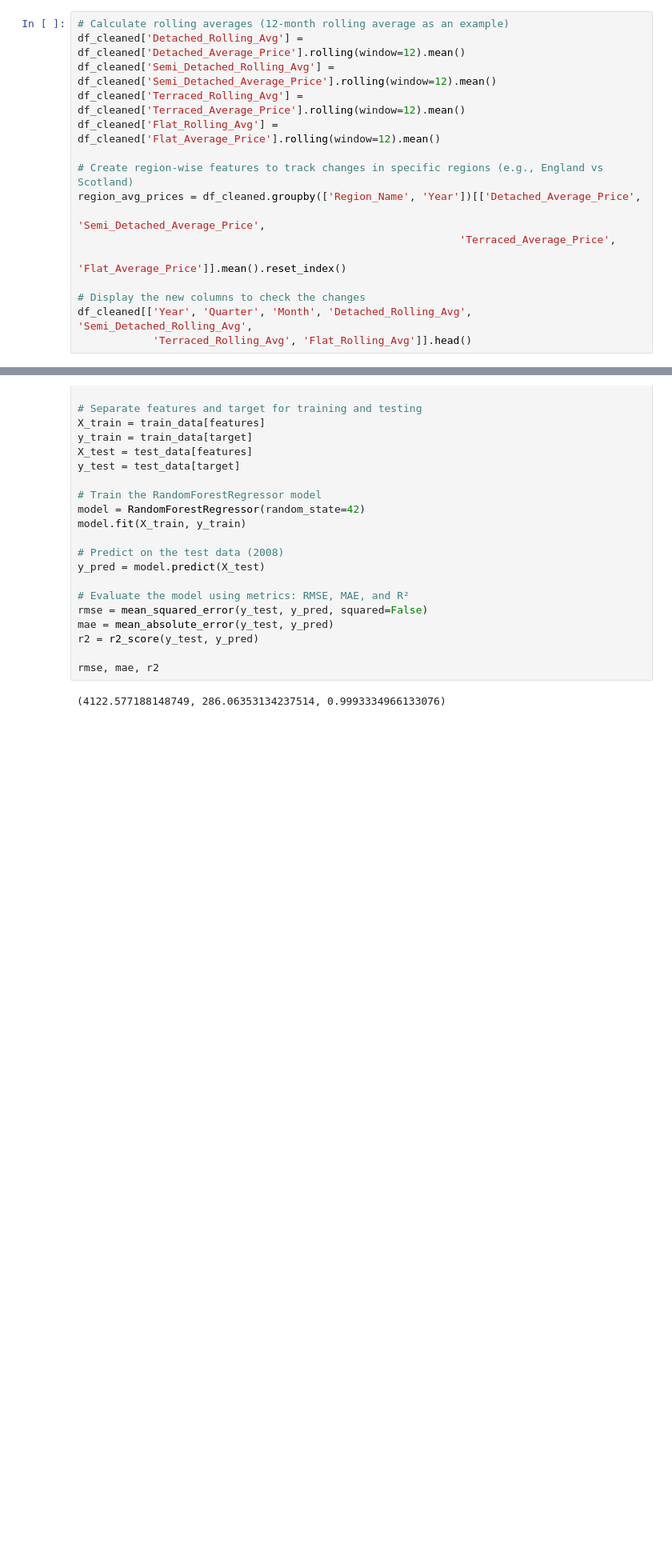
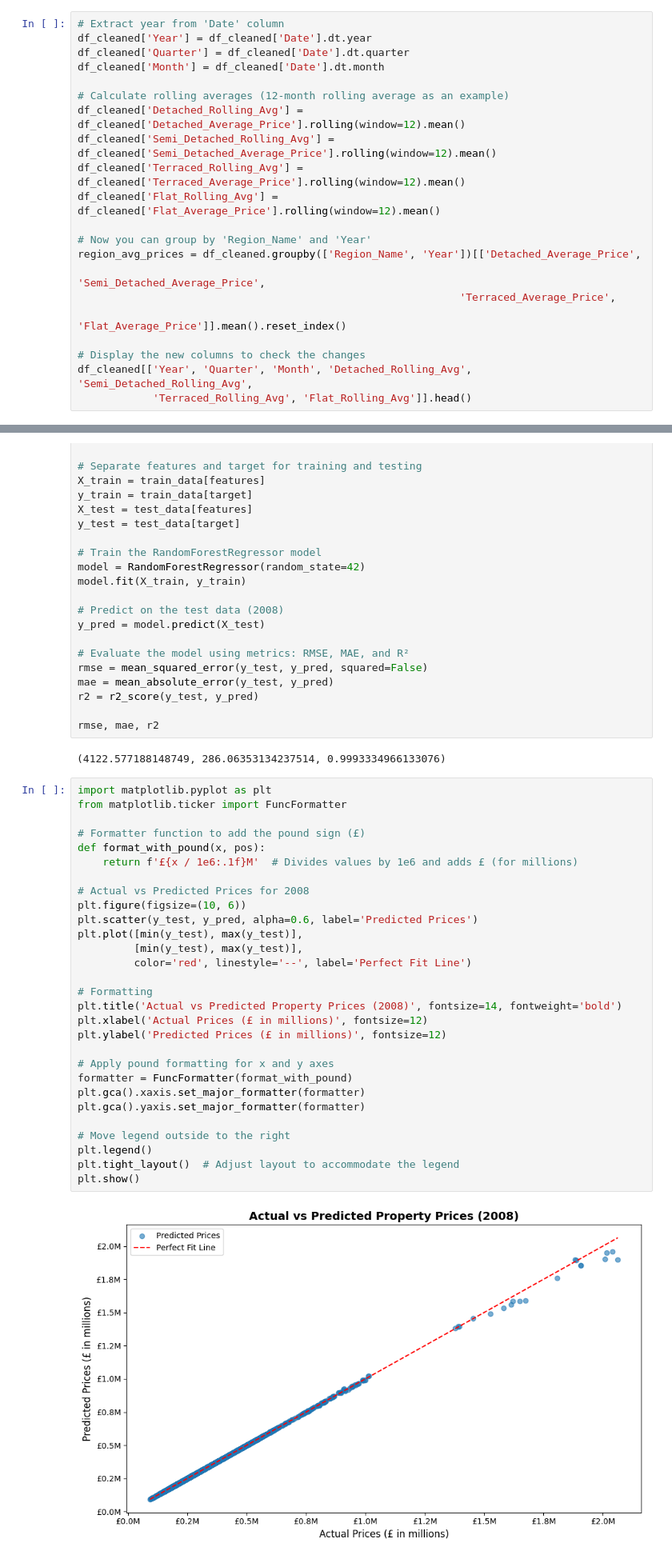
Before and after one commit to Piripack/House-price-prediction, a Jupyter notebook: Predictive_Modeling_for_House_Prices.ipynb, the cells around one changed output, grey strips where cells are left out. Shown: that part at 80% size. Cells and saved outputs as stored; diff of their text form; blank space fills up the shorter version.

```diff
--- a/Predictive_Modeling_for_House_Prices.ipynb
+++ b/Predictive_Modeling_for_House_Prices.ipynb
@@ -241,11 +226,16 @@ plt.show()
 # %%
+# Extract year from 'Date' column
+df_cleaned['Year'] = df_cleaned['Date'].dt.year
+df_cleaned['Quarter'] = df_cleaned['Date'].dt.quarter
+df_cleaned['Month'] = df_cleaned['Date'].dt.month
+
 # Calculate rolling averages (12-month rolling average as an example)
 df_cleaned['Detached_Rolling_Avg'] = df_cleaned['Detached_Average_Price'].rolling(window=12).mean()
 df_cleaned['Semi_Detached_Rolling_Avg'] = df_cleaned['Semi_Detached_Average_Price'].rolling(window=12).mean()
 df_cleaned['Terraced_Rolling_Avg'] = df_cleaned['Terraced_Average_Price'].rolling(window=12).mean()
 df_cleaned['Flat_Rolling_Avg'] = df_cleaned['Flat_Average_Price'].rolling(window=12).mean()
 
-# Create region-wise features to track changes in specific regions (e.g., England vs Scotland)
+# Now you can group by 'Region_Name' and 'Year'
 region_avg_prices = df_cleaned.groupby(['Region_Name', 'Year'])[['Detached_Average_Price',
                                                              'Semi_Detached_Average_Price',
                                                              'Terraced_Average_Price',
@@ -301,3 +308,34 @@ r2 = r2_score(y_test, y_pred)
 rmse, mae, r2
 # %% [output]
 (4122.577188148749, 286.06353134237514, 0.9993334966133076)
+# %%
+import matplotlib.pyplot as plt
+from matplotlib.ticker import FuncFormatter
+
+# Formatter function to add the pound sign (£)
+def format_with_pound(x, pos):
+    return f'£{x / 1e6:.1f}M'  # Divides values by 1e6 and adds £ (for millions)
+
+# Actual vs Predicted Prices for 2008
+plt.figure(figsize=(10, 6))
+plt.scatter(y_test, y_pred, alpha=0.6, label='Predicted Prices')
+plt.plot([min(y_test), max(y_test)],
+         [min(y_test), max(y_test)],
+         color='red', linestyle='--', label='Perfect Fit Line')
+
+# Formatting
+plt.title('Actual vs Predicted Property Prices (2008)', fontsize=14, fontweight='bold')
+plt.xlabel('Actual Prices (£ in millions)', fontsize=12)
+plt.ylabel('Predicted Prices (£ in millions)', fontsize=12)
+
+# Apply pound formatting for x and y axes
+formatter = FuncFormatter(format_with_pound)
+plt.gca().xaxis.set_major_formatter(formatter)
+plt.gca().yaxis.set_major_formatter(formatter)
+
+# Move legend outside to the right
+plt.legend()
+plt.tight_layout()  # Adjust layout to accommodate the legend
+plt.show()
+# %% [output]
+[figure, added]
```
Also changed, not shown: parts of 24 cells of this notebook.
